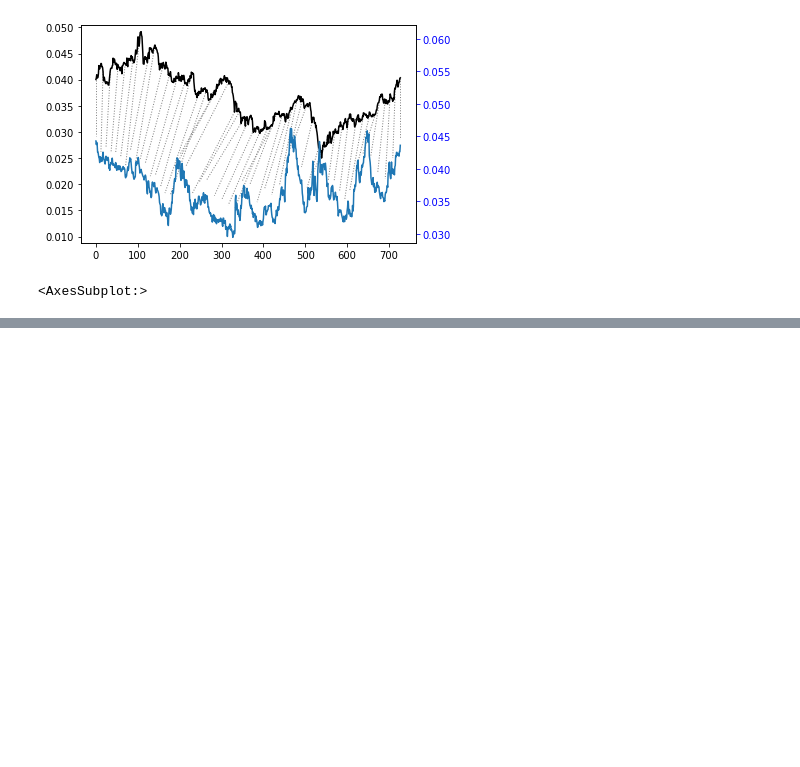
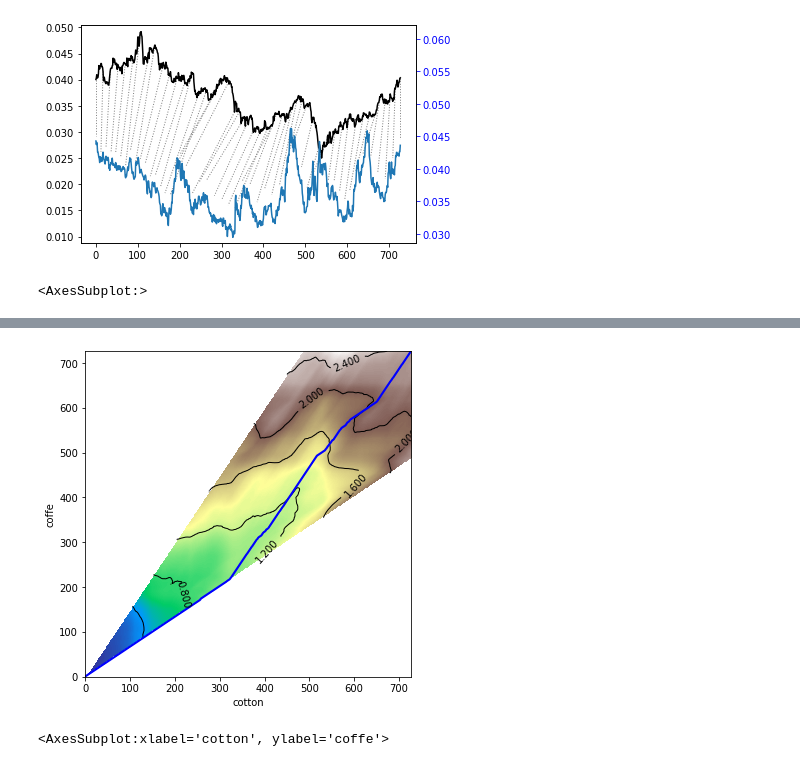
Before and after one commit to russouadriel/LSTM-for-Commodities-Prediction, a Jupyter notebook: 02_Dinamic_Time_Warping_Commodities.ipynb, the cells around one changed output, grey strips where cells are left out. Cells and saved outputs as stored; diff of their text form; code cells hidden in the pictures; blank space fills up the shorter version.

```diff
--- a/02_Dinamic_Time_Warping_Commodities.ipynb
+++ b/02_Dinamic_Time_Warping_Commodities.ipynb
@@ -114,0 +114,7 @@ Text(0.5, 17.200000000000003, 'test X')
+# %%
+alignment = dtw(normx, normy, keep_internals=True, step_pattern=rabinerJuangStepPattern(6, "c"))
+
+alignment.plot(type="density",xlab ="cotton",ylab ="coffe")
+# %% [output]
+[figure, added]
+<AxesSubplot:xlabel='cotton', ylabel='coffe'>
```
Also changed, not shown: parts of 3 cells of this notebook, 24 other files.
